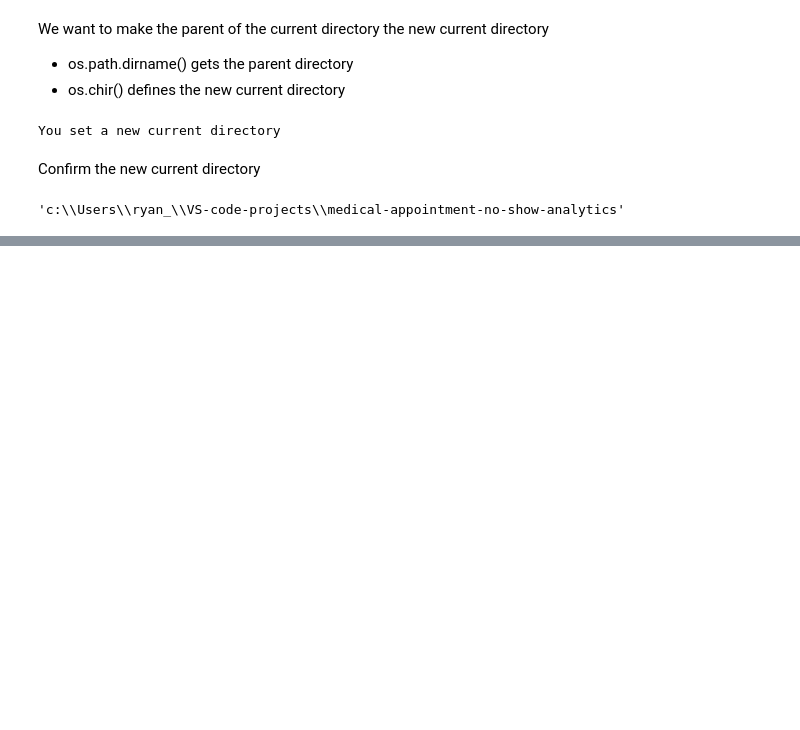
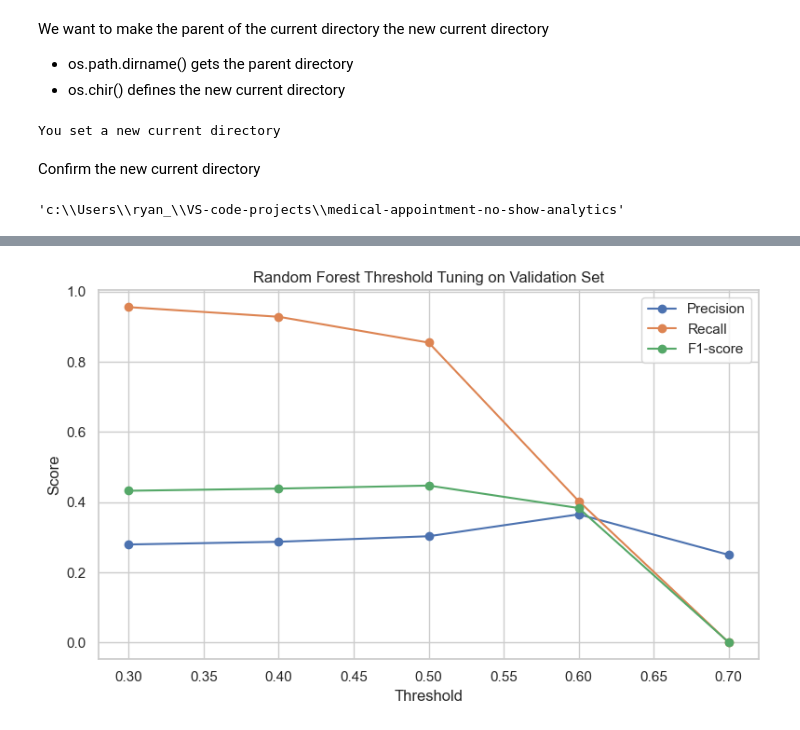
Before and after one commit to RNB1993/medical-appointment-no-show-analytics, a Jupyter notebook: jupyter_notebooks/03_ML.ipynb, the cells around one changed output, grey strips where cells are left out. Saved outputs shown, nothing was run; the diff lists cells and outputs as text; code cells hidden in the pictures; blank space fills up the shorter version.

```diff
--- a/jupyter_notebooks/03_ML.ipynb
+++ b/jupyter_notebooks/03_ML.ipynb
@@ -69,0 +512,24 @@ Next Steps
+# %%
+
+
+
+def evaluate_thresholds(y_true, y_prob, thresholds):
+    results = []
+
+    for threshold in thresholds:
+        y_pred_threshold = (y_prob >= threshold).astype(int)
+
+        results.append({
+            "threshold": threshold,
+            "accuracy": accuracy_score(y_true, y_pred_threshold),
+            "precision": precision_score(y_true, y_pred_threshold, zero_division=0),
+            "recall": recall_score(y_true, y_pred_threshold, zero_division=0),
+            "f1_score": f1_score(y_true, y_pred_threshold, zero_division=0)
+        })
+
+    return pd.DataFrame(results)
+# %%
+thresholds = [0.3, 0.4, 0.5, 0.6, 0.7]
+
+rf_threshold_results = evaluate_thresholds(y_val, rf_val_prob, thresholds)
+display(rf_threshold_results.round(4))
@@ -69,0 +543,15 @@ Next Steps
+# %%
+
+plt.figure(figsize=(8, 5))
+plt.plot(rf_threshold_results["threshold"], rf_threshold_results["precision"], marker="o", label="Precision")
+plt.plot(rf_threshold_results["threshold"], rf_threshold_results["recall"], marker="o", label="Recall")
+plt.plot(rf_threshold_results["threshold"], rf_threshold_results["f1_score"], marker="o", label="F1-score")
+
+plt.title("Random Forest Threshold Tuning on Validation Set")
+plt.xlabel("Threshold")
+plt.ylabel("Score")
+plt.legend()
+plt.tight_layout()
+plt.show()
+# %% [output]
+[figure, added]
```
Also changed, not shown: parts of 62 cells of this notebook.
